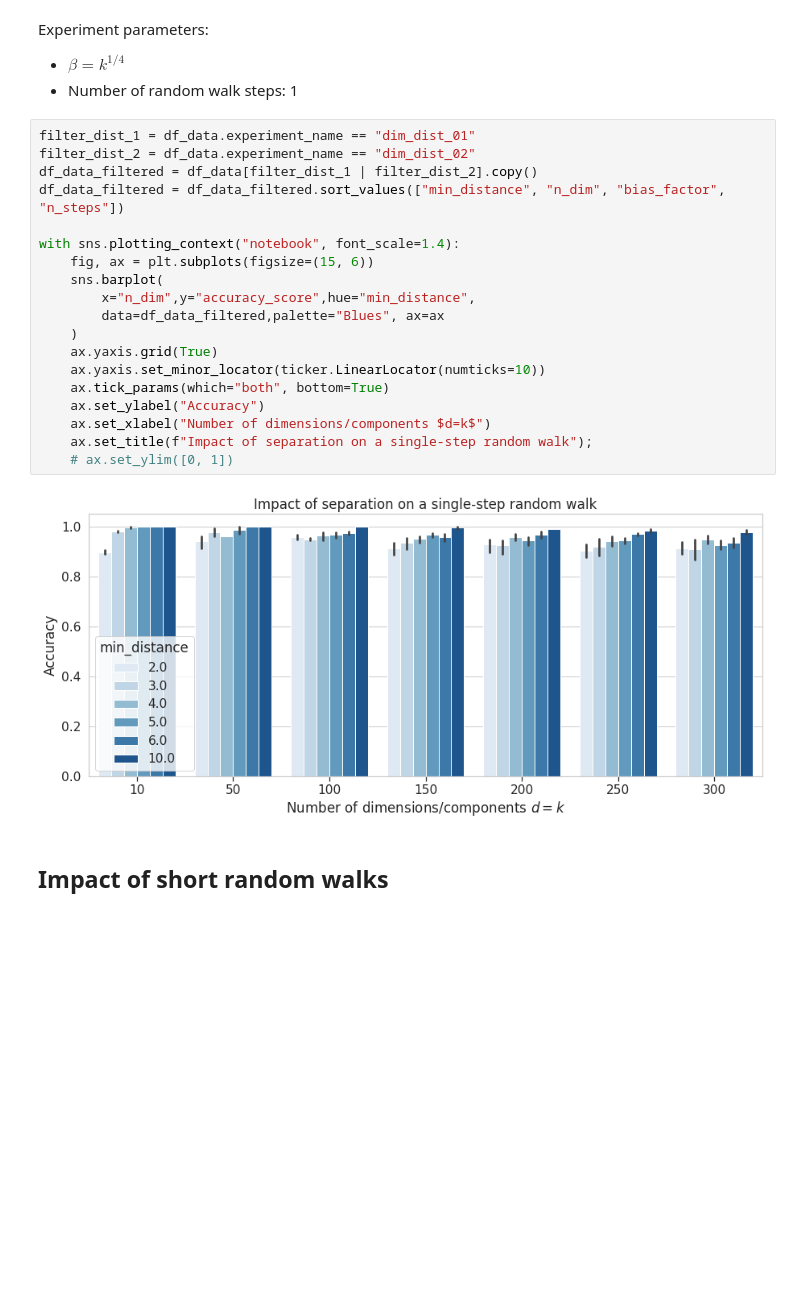
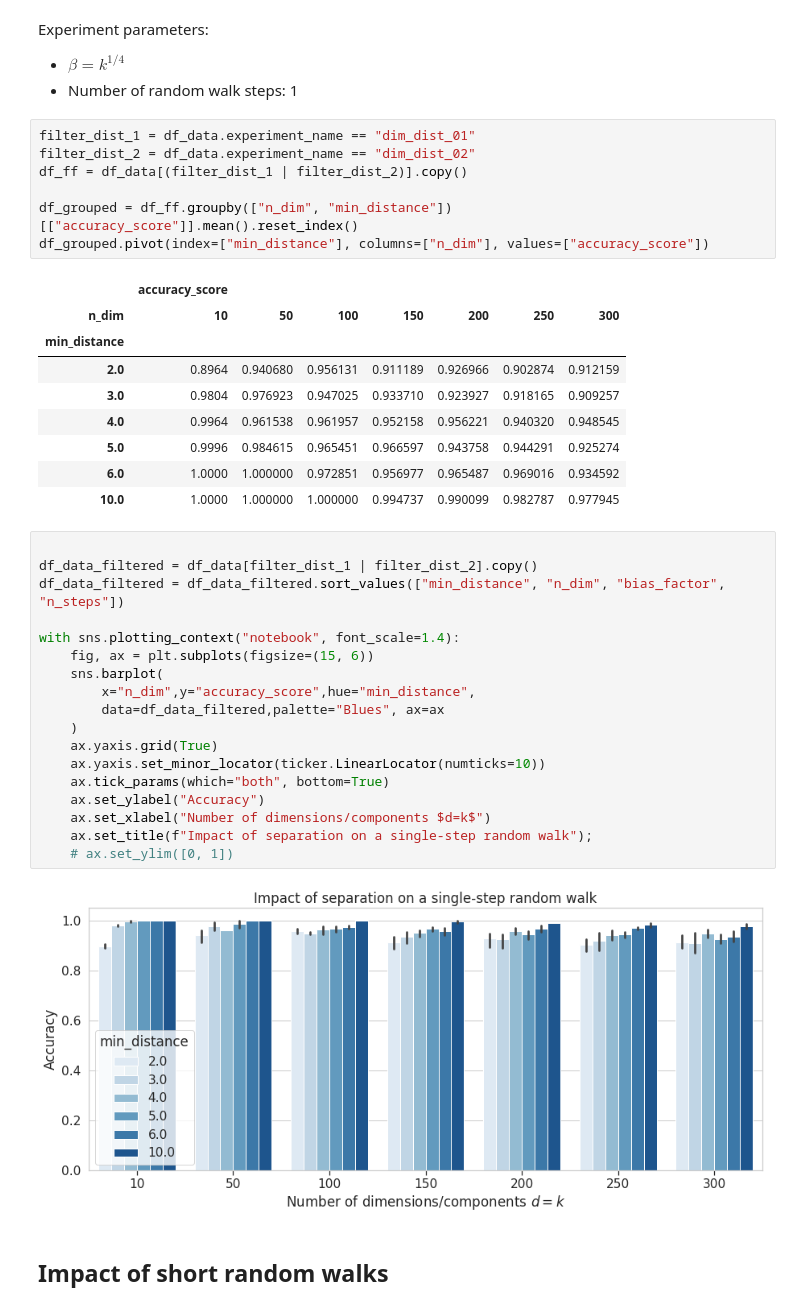
Before and after one commit to sheikhomar/mixture-learning, a Jupyter notebook: notebooks/03-initial-results.ipynb, the cells around one changed output. Cells and saved outputs as stored; diff of their text form; blank space fills up the shorter version.

```diff
--- a/notebooks/03-initial-results.ipynb
+++ b/notebooks/03-initial-results.ipynb
@@ -56,9 +137,25 @@ cols_relevant = list(set(df_data.columns) - set(cols_irrelavant))
 Experiment parameters:
 - $\beta = k^{1/4}$
 - Number of random walk steps: 1
+# %%
+filter_dist_1 = df_data.experiment_name == "dim_dist_01"
+filter_dist_2 = df_data.experiment_name == "dim_dist_02"
+df_ff = df_data[(filter_dist_1 | filter_dist_2)].copy()
+
+df_grouped = df_ff.groupby(["n_dim", "min_distance"])[["accuracy_score"]].mean().reset_index()
+df_grouped.pivot(index=["min_distance"], columns=["n_dim"], values=["accuracy_score"])
+# %% [output]
+|  | accuracy_score |  |  |  |  |  |  |
+| n_dim | 10 | 50 | 100 | 150 | 200 | 250 | 300 |
+| min_distance |  |  |  |  |  |  |  |
+| 2.0 | 0.8964 | 0.940680 | 0.956131 | 0.911189 | 0.926966 | 0.902874 | 0.912159 |
+| 3.0 | 0.9804 | 0.976923 | 0.947025 | 0.933710 | 0.923927 | 0.918165 | 0.909257 |
+| 4.0 | 0.9964 | 0.961538 | 0.961957 | 0.952158 | 0.956221 | 0.940320 | 0.948545 |
+| 5.0 | 0.9996 | 0.984615 | 0.965451 | 0.966597 | 0.943758 | 0.944291 | 0.925274 |
+| 6.0 | 1.0000 | 1.000000 | 0.972851 | 0.956977 | 0.965487 | 0.969016 | 0.934592 |
+| 10.0 | 1.0000 | 1.000000 | 1.000000 | 0.994737 | 0.990099 | 0.982787 | 0.977945 |
 # %%
-filter_dist_1 = df_data.experiment_name == "dim_dist_01"
-filter_dist_2 = df_data.experiment_name == "dim_dist_02"
+
 df_data_filtered = df_data[filter_dist_1 | filter_dist_2].copy()
 df_data_filtered = df_data_filtered.sort_values(["min_distance", "n_dim", "bias_factor", "n_steps"])
 
```
Also changed, not shown: parts of 21 cells of this notebook, 1 other file.
